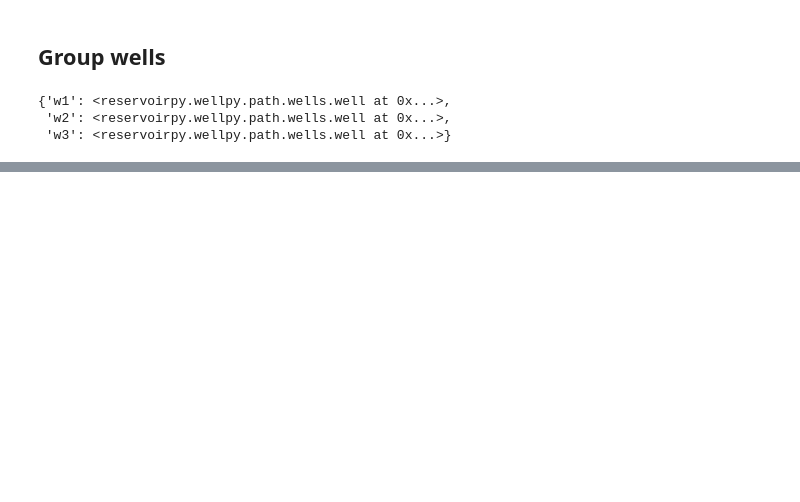
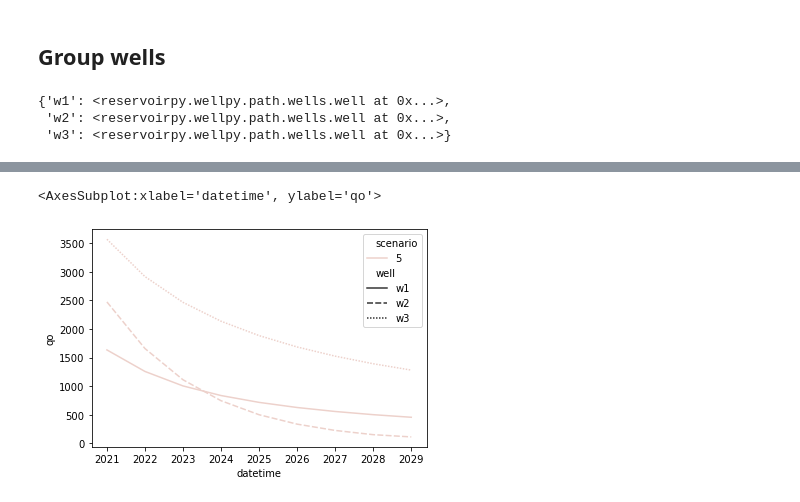
Before and after one commit to scuervo91/reservoirpy, a Jupyter notebook: examples/wellproductivity/7-schedule_forecast-Copy1.ipynb, the cells around one changed output, grey strips where cells are left out. Saved outputs shown, nothing was run; the diff lists cells and outputs as text; code cells hidden in the pictures; blank space fills up the shorter version.

```diff
--- a/examples/wellproductivity/7-schedule_forecast-Copy1.ipynb
+++ b/examples/wellproductivity/7-schedule_forecast-Copy1.ipynb
@@ -349,2 +266,34 @@ pr1.add_schedule(
     }
 )
+# %%
+w3p90 = {
+    'initial':{
+        'declination':dc.declination(qi=4000, b=0, di=0.4, ti=date(2021,1,1),
+                                     econ_limit=100, fluid_rate=2500),
+        'start_date':date(2021,1,1),
+        'end_date':date(2030,1,1),
+        'capex':-4000,
+        'oil_price':price,
+        'var_oil_opex':-10/1000,
+        'fix_opex': -15
+    }
+}
+w3p10 = {
+    'initial':{
+        'declination':dc.declination(qi=4000, b=1, di=0.25, ti=date(2021,1,1),
+                                     econ_limit=100, fluid_rate=2500),
+        'start_date':date(2021,1,1),
+        'end_date':date(2030,1,1),
+        'capex':-4000,
+        'oil_price':price,
+        'var_oil_opex':-10/1000,
+        'fix_opex': -15
+    }
+}
+
+gr1.wells['w3'].add_schedule(
+    {
+        'p90':w3p90,
+        'p10':w3p10
+    }
+)
@@ -350,0 +481,3 @@ pr1.add_schedule(
+# %%
+sce1 = gr1.scenarios_maker(reduce=1)
+sce1
@@ -350,0 +493,3 @@ pr1.add_schedule(
+# %%
+sim = gr1.scenarios_forecast(scenarios=sce1,fq_output='A')
+sim
@@ -350,0 +510,5 @@ pr1.add_schedule(
+# %%
+sns.lineplot(data=sim[sim['scenario']==5],x='datetime',y='qo', hue='scenario',style='well')
+# %% [output]
+<AxesSubplot:xlabel='datetime', ylabel='qo'>
+[figure, added]
```
Also changed, not shown: parts of 38 cells of this notebook, 1 other file.
